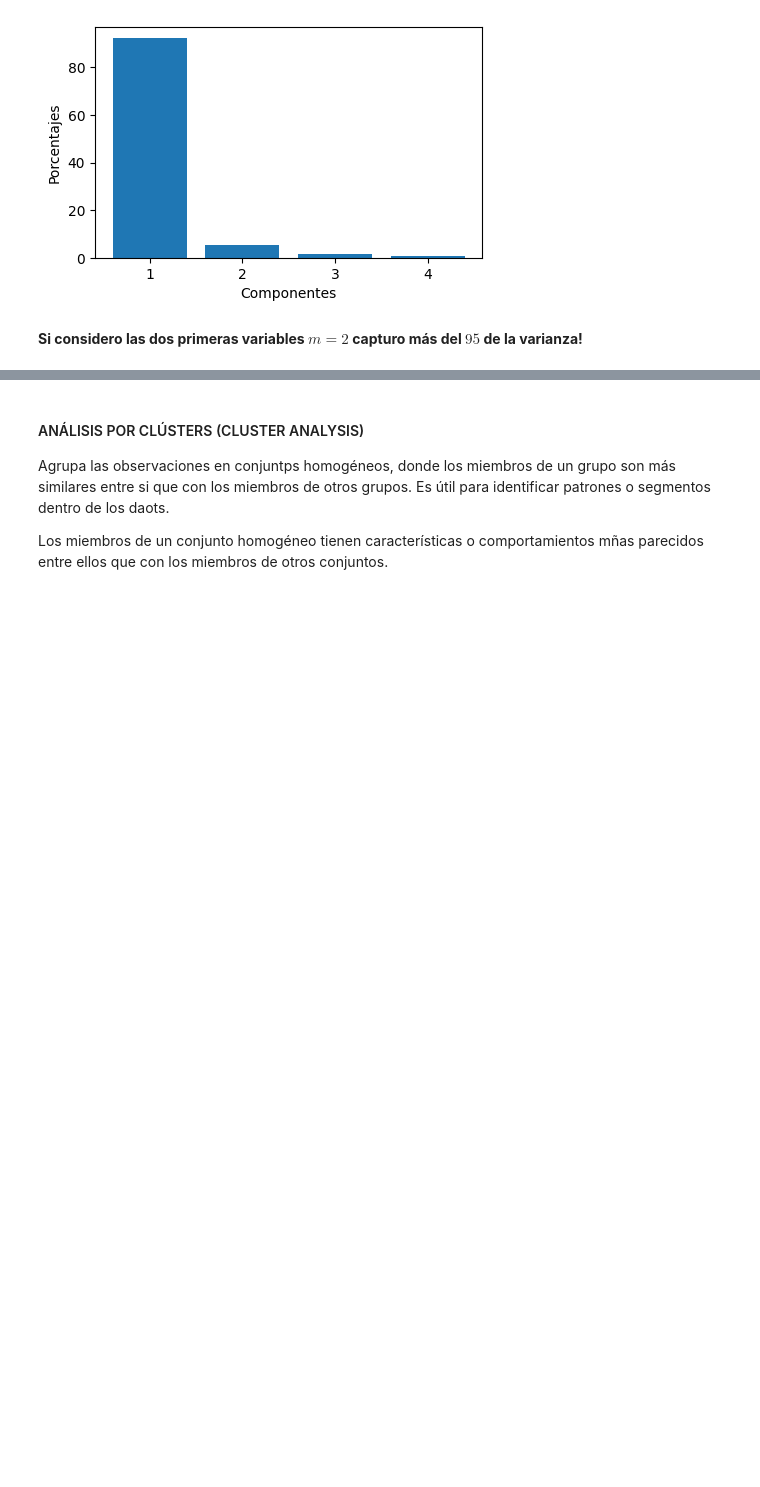
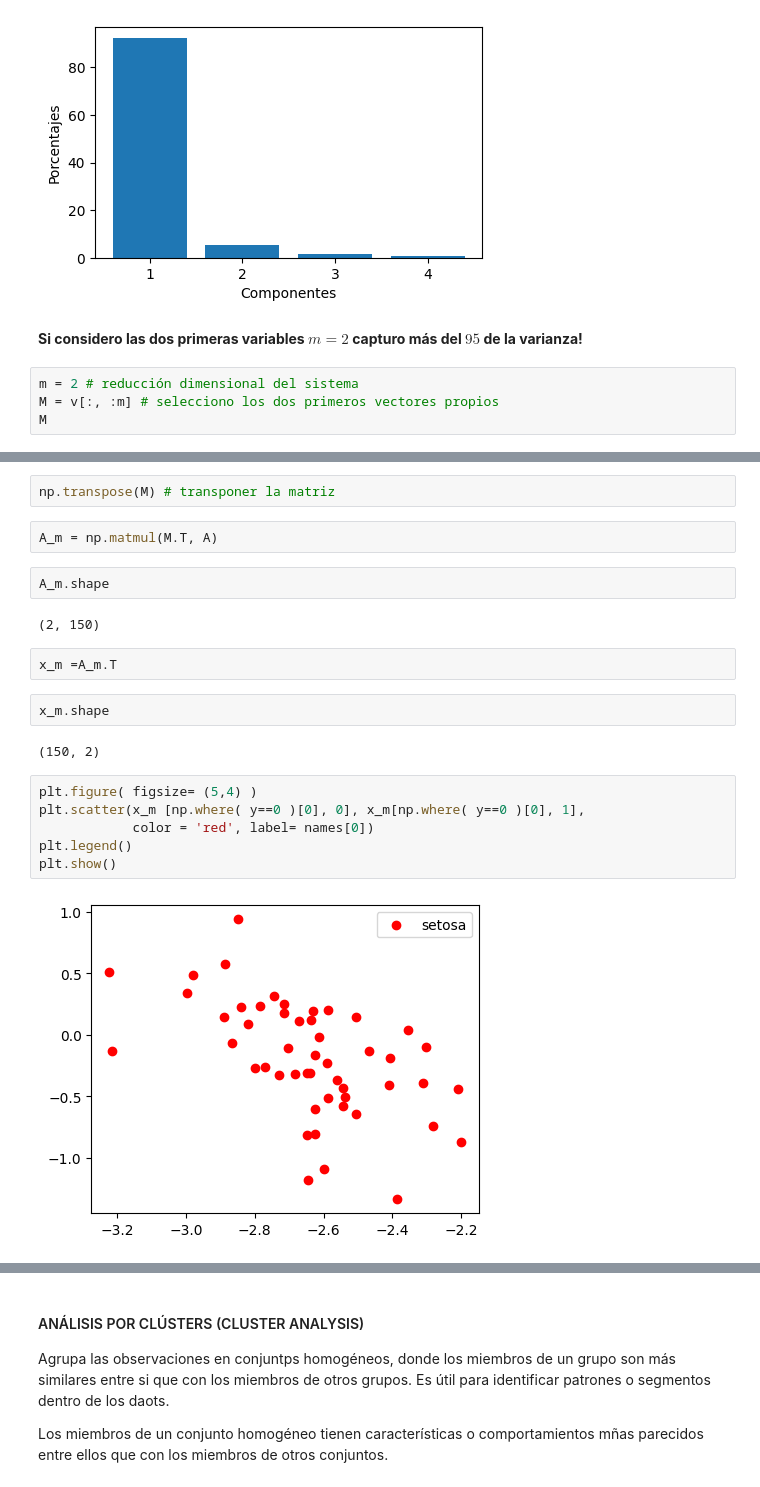
Before and after one commit to JhonZafra/Statistic_Concepts, a Jupyter notebook: SemanaX/AnálisisMultivariable.ipynb, the cells around one changed output, grey strips where cells are left out. Saved outputs shown, nothing was run; the diff lists cells and outputs as text; blank space fills up the shorter version.

```diff
--- a/SemanaX/AnálisisMultivariable.ipynb
+++ b/SemanaX/AnálisisMultivariable.ipynb
@@ -353,3 +353,7 @@ plt.show()
 [figure]
 # %% [markdown]
 **Si considero las dos primeras variables $ m=2 $ capturo más del $ 95% $ de la varianza!**
+# %%
+m = 2 # reducción dimensional del sistema
+M = v[:, :m] # selecciono los dos primeros vectores propios
+M
@@ -355,0 +370,22 @@ plt.show()
+# %%
+np.transpose(M) # transponer la matriz
+# %%
+A_m = np.matmul(M.T, A)
+# %%
+A_m.shape
+# %% [output]
+(2, 150)
+# %%
+x_m =A_m.T
+# %%
+x_m.shape
+# %% [output]
+(150, 2)
+# %%
+plt.figure( figsize= (5,4) )
+plt.scatter(x_m [np.where( y==0 )[0], 0], x_m[np.where( y==0 )[0], 1],
+            color = 'red', label= names[0])
+plt.legend()
+plt.show()
+# %% [output]
+[figure, added]
```
Also changed, not shown: parts of 10 cells of this notebook.
